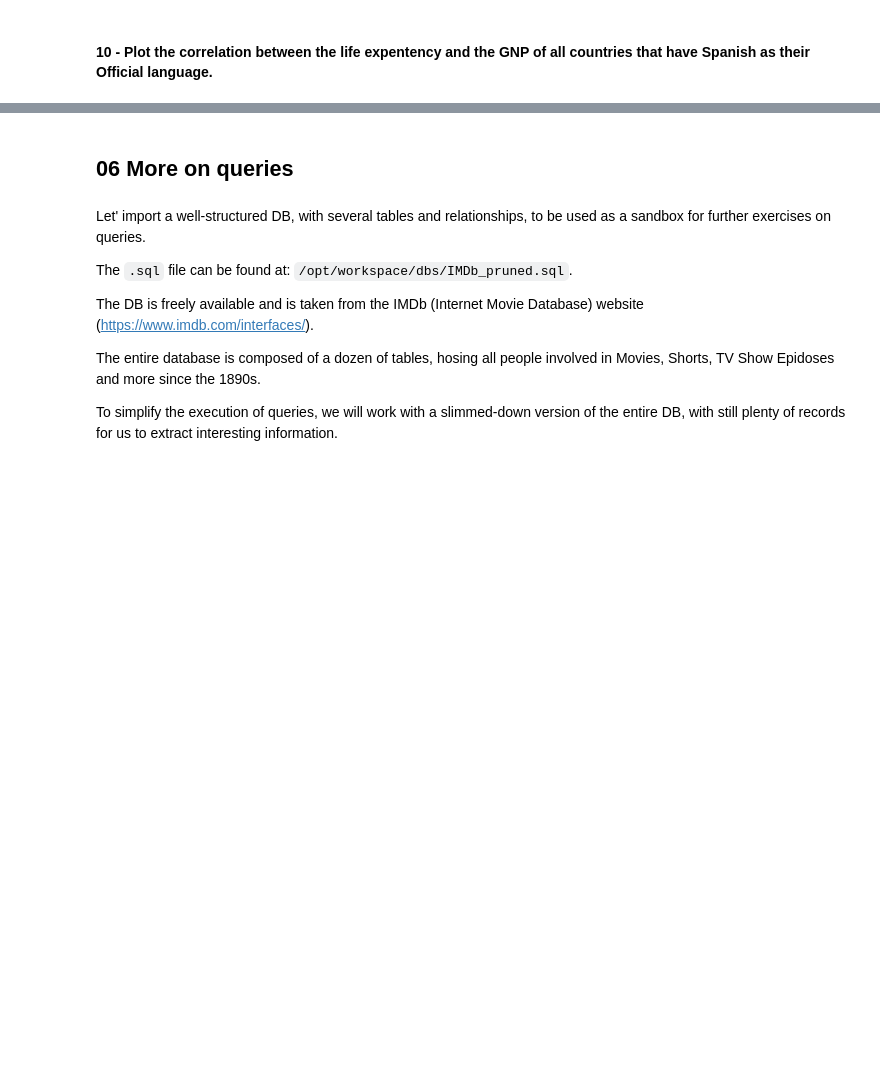
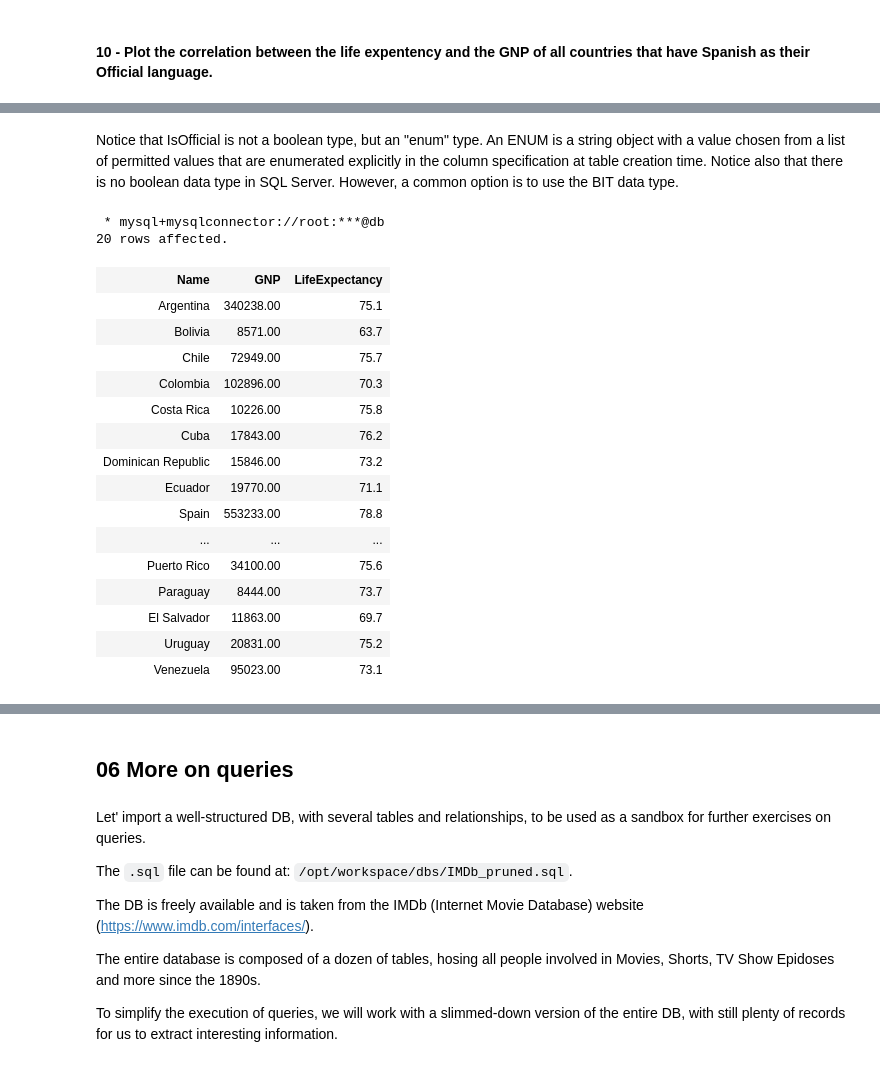
Before and after one commit to NicolaZomer/MAPD-B, a Jupyter notebook: mysql/notebooks/MySQL.ipynb, the cells around one changed output, grey strips where cells are left out. Saved outputs shown, nothing was run; the diff lists cells and outputs as text; code cells hidden in the pictures; blank space fills up the shorter version.

```diff
--- a/mysql/notebooks/MySQL.ipynb
+++ b/mysql/notebooks/MySQL.ipynb
@@ -1835,0 +1927,28 @@ WHERE country.Region = 'Caribbean';
+# %% [markdown]
+Notice that IsOfficial is not a boolean type, but an "enum" type. An ENUM is a string object with a value chosen from a list of permitted values that are enumerated explicitly in the column specification at table creation time. Notice also that there is no boolean data type in SQL Server. However, a common option is to use the BIT data type.
+# %%
+%%sql
+
+SELECT c.Name, c.GNP, c.LifeExpectancy
+FROM country AS c
+INNER JOIN (countrylanguage AS cl) ON (c.Code=cl.CountryCode)
+WHERE (cl.Language='Spanish') AND (cl.IsOfficial='T') ;
+# %% [output]
+ * mysql+mysqlconnector://root:***@db
+20 rows affected.
+| Name | GNP | LifeExpectancy |
+| Argentina | 340238.00 | 75.1 |
+| Bolivia | 8571.00 | 63.7 |
+| Chile | 72949.00 | 75.7 |
+| Colombia | 102896.00 | 70.3 |
+| Costa Rica | 10226.00 | 75.8 |
+| Cuba | 17843.00 | 76.2 |
+| Dominican Republic | 15846.00 | 73.2 |
+| Ecuador | 19770.00 | 71.1 |
+| Spain | 553233.00 | 78.8 |
+| ... | ... | ... |
+| Puerto Rico | 34100.00 | 75.6 |
+| Paraguay | 8444.00 | 73.7 |
+| El Salvador | 11863.00 | 69.7 |
+| Uruguay | 20831.00 | 75.2 |
+| Venezuela | 95023.00 | 73.1 |
```
Also changed, not shown: parts of 18 cells of this notebook, 1 other file.
